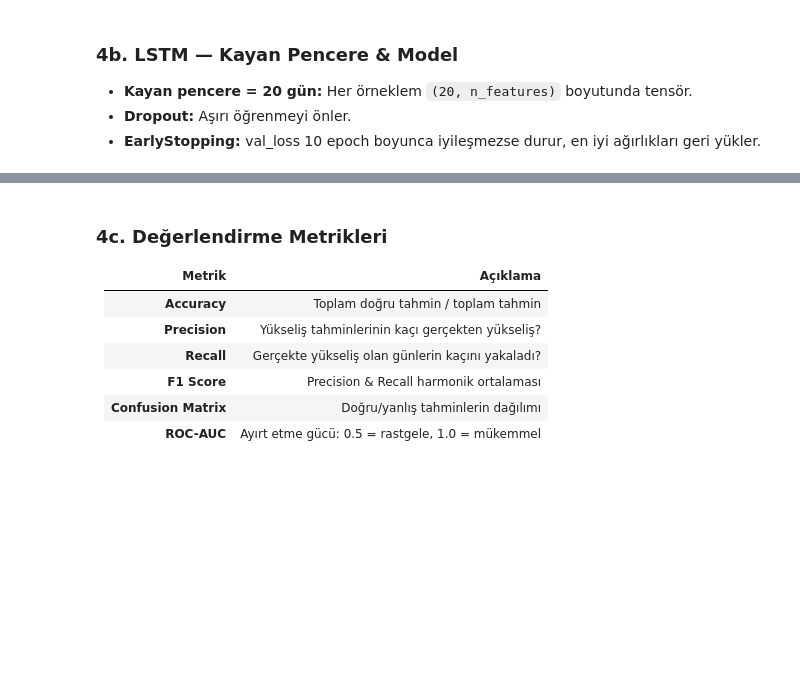
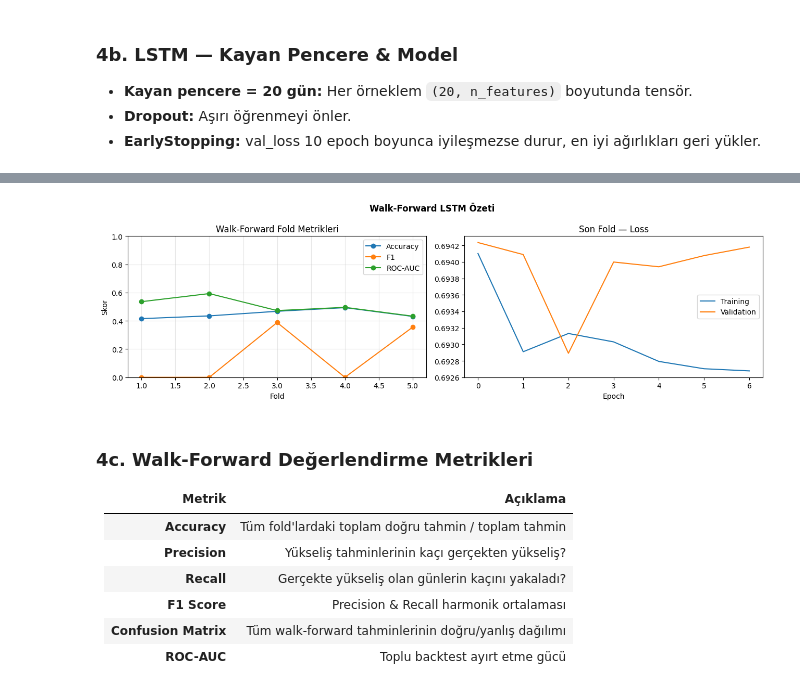
Before and after one commit to CarpeDiem0110/stock_trend_prediction, a Jupyter notebook: stock_analysis.ipynb, the cells around one changed output, grey strips where cells are left out. Saved outputs shown, nothing was run; the diff lists cells and outputs as text; code cells hidden in the pictures; blank space fills up the shorter version.

```diff
--- a/stock_analysis.ipynb
+++ b/stock_analysis.ipynb
@@ -492,15 +516,0 @@ Model: "sequential_1"
-# %%
-# ── EĞİTİM ───────────────────────────────────────────────────────────────────
-history = model.fit(
-    X_train_seq, y_train_seq,
-    epochs=hyperparams["epochs"],
-    batch_size=hyperparams["batch_size"],
-    validation_split=0.15,
-    class_weight=class_weights,        # azınlık sınıfına daha fazla ağırlık
-    callbacks=[
-        EarlyStopping(monitor='val_loss', patience=4, restore_best_weights=True),
-        ReduceLROnPlateau(monitor='val_loss', factor=0.5, patience=2, min_lr=1e-7)
-    ],
-    verbose=1
-)
-print("\n✅ LSTM eğitimi tamamlandı.")
@@ -544,14 +649,39 @@ plt.show()
+# %%
+# ── WALK-FORWARD ÖZET GRAFİKLERİ ─────────────────────────────────────────────
+fig, (ax1, ax2) = plt.subplots(1, 2, figsize=(13, 4))
+
+ax1.plot(fold_results['fold'], fold_results['accuracy'], marker='o', label='Accuracy')
+ax1.plot(fold_results['fold'], fold_results['f1_score'], marker='o', label='F1')
+ax1.plot(fold_results['fold'], fold_results['roc_auc'], marker='o', label='ROC-AUC')
+ax1.set_title('Walk-Forward Fold Metrikleri')
+ax1.set_xlabel('Fold')
+ax1.set_ylabel('Skor')
+ax1.set_ylim(0, 1)
+ax1.grid(alpha=0.3)
+ax1.legend()
+
+ax2.plot(history.history['loss'], label='Training')
+ax2.plot(history.history['val_loss'], label='Validation')
+ax2.set_title('Son Fold — Loss')
+ax2.set_xlabel('Epoch')
+ax2.legend()
+
+plt.suptitle('Walk-Forward LSTM Özeti', fontweight='bold')
+plt.tight_layout()
+plt.show()
+# %% [output]
+[figure, added]
 # %% [markdown]
-### 4c. Değerlendirme Metrikleri
+### 4c. Walk-Forward Değerlendirme Metrikleri
 
 | Metrik | Açıklama |
 |---|---|
-| **Accuracy** | Toplam doğru tahmin / toplam tahmin |
+| **Accuracy** | Tüm fold'lardaki toplam doğru tahmin / toplam tahmin |
 | **Precision** | Yükseliş tahminlerinin kaçı gerçekten yükseliş? |
 | **Recall** | Gerçekte yükseliş olan günlerin kaçını yakaladı? |
 | **F1 Score** | Precision & Recall harmonik ortalaması |
-| **Confusion Matrix** | Doğru/yanlış tahminlerin dağılımı |
-| **ROC-AUC** | Ayırt etme gücü: 0.5 = rastgele, 1.0 = mükemmel |
+| **Confusion Matrix** | Tüm walk-forward tahminlerinin doğru/yanlış dağılımı |
+| **ROC-AUC** | Toplu backtest ayırt etme gücü |
 # %%
 from sklearn.metrics import (
     accuracy_score, precision_score, recall_score,
```
Also changed, not shown: parts of 13 cells of this notebook, 4 other files.
